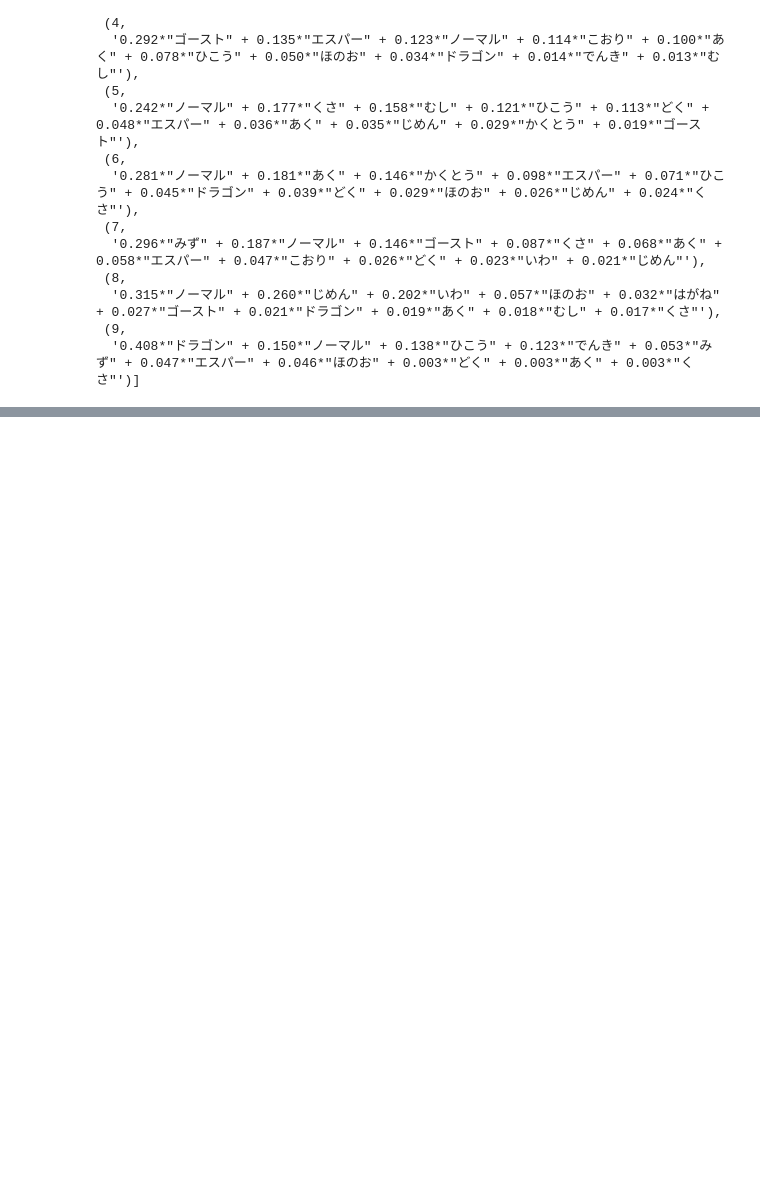
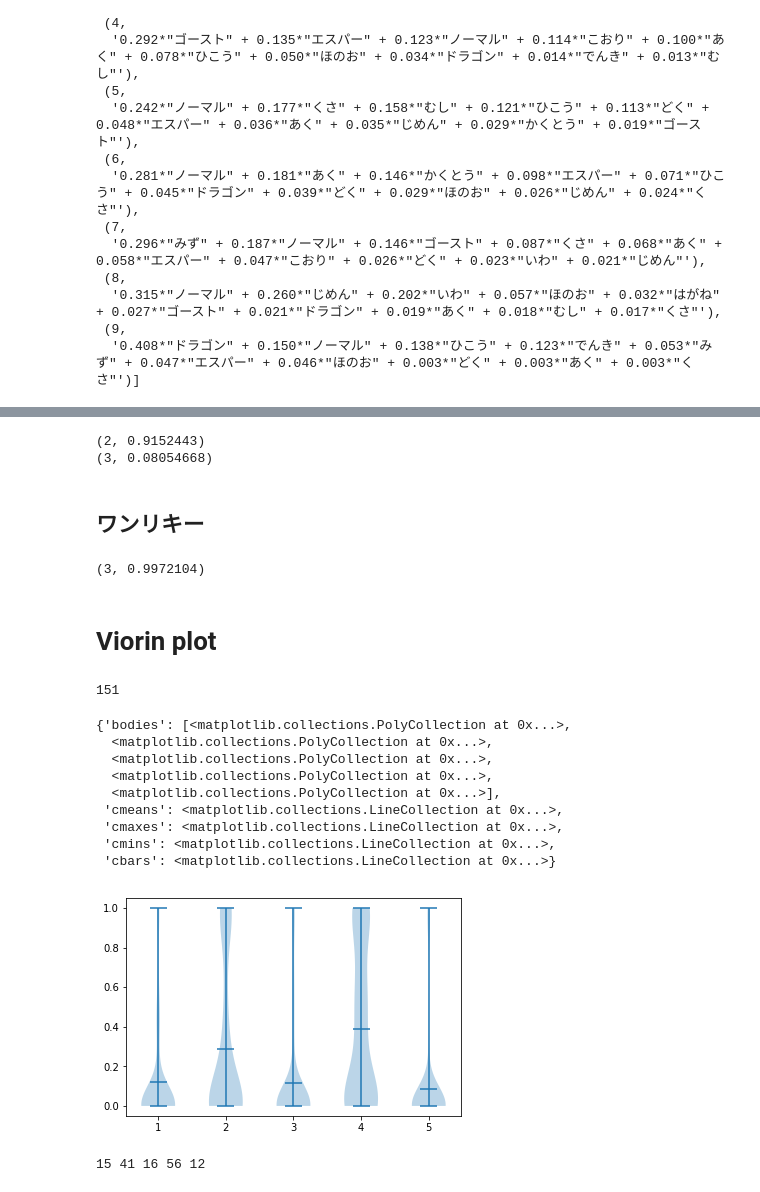
Before and after one commit to MiraiNiki/pokemonLDA, a Jupyter notebook: PokemonLDA.ipynb, the cells around one changed output, grey strips where cells are left out. Drawn from its saved outputs; the diff is of its cells as text; code cells hidden in the pictures; blank space fills up the shorter version.

```diff
--- a/PokemonLDA.ipynb
+++ b/PokemonLDA.ipynb
@@ -144,0 +209,51 @@ lda.show_topics()
+# %%
+for t in lda5[type_corpus[3]]:
+    print(t)
+# %% [output]
+(2, 0.9152443)
+(3, 0.08054668)
+# %% [markdown]
+## ワンリキー
+# %%
+for t in lda5[type_corpus[65]]:
+    print(t)
+# %% [output]
+(3, 0.9972104)
+# %% [markdown]
+# Viorin plot
+# %%
+top = [[] for i in range(5)]
+hot = [[] for i in range(5)]
+for topic in lda5[type_corpus]:
+    for tup in topic:
+        top[tup[0]].append(tup[1])
+        hot[tup[0]].append(tup[1])
+
+for i in range(5):
+    index = len(poke) - len(top[i])
+    for j in range(index):
+        top[i].append(0)
+len(top[2])
+# %% [output]
+151
+# %%
+import numpy as np
+import matplotlib.pyplot as plt
+plt.violinplot([top[0], top[1], top[2], top[3], top[4]], showmeans=True)
+# %% [output]
+{'bodies': [<matplotlib.collections.PolyCollection at 0x...>,
+  <matplotlib.collections.PolyCollection at 0x...>,
+  <matplotlib.collections.PolyCollection at 0x...>,
+  <matplotlib.collections.PolyCollection at 0x...>,
+  <matplotlib.collections.PolyCollection at 0x...>],
+ 'cmeans': <matplotlib.collections.LineCollection at 0x...>,
+ 'cmaxes': <matplotlib.collections.LineCollection at 0x...>,
+ 'cmins': <matplotlib.collections.LineCollection at 0x...>,
+ 'cbars': <matplotlib.collections.LineCollection at 0x...>}
+[figure, added]
+# %%
+# [式 for 任意の変数名 in イテラブルオブジェクト if 条件式]
+# sum([1 for  h in hot if h>0.5])
+print(sum([1 for  h in hot[0] if h>0.5]), sum([1 for  h in hot[1] if h>0.5]),sum([1 for  h in hot[2] if h>0.5]), sum([1 for  h in hot[3] if h>0.5]),sum([1 for  h in hot[4] if h>0.5]))
+# %% [output]
+15 41 16 56 12
```
Also changed, not shown: parts of 19 cells of this notebook.
